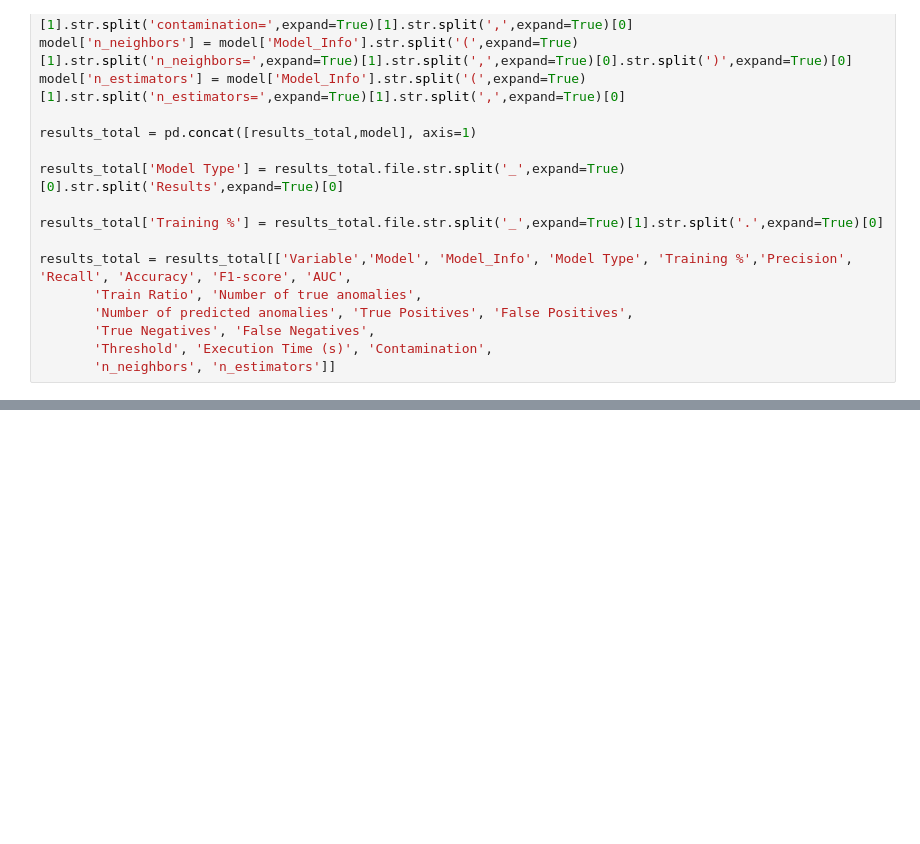
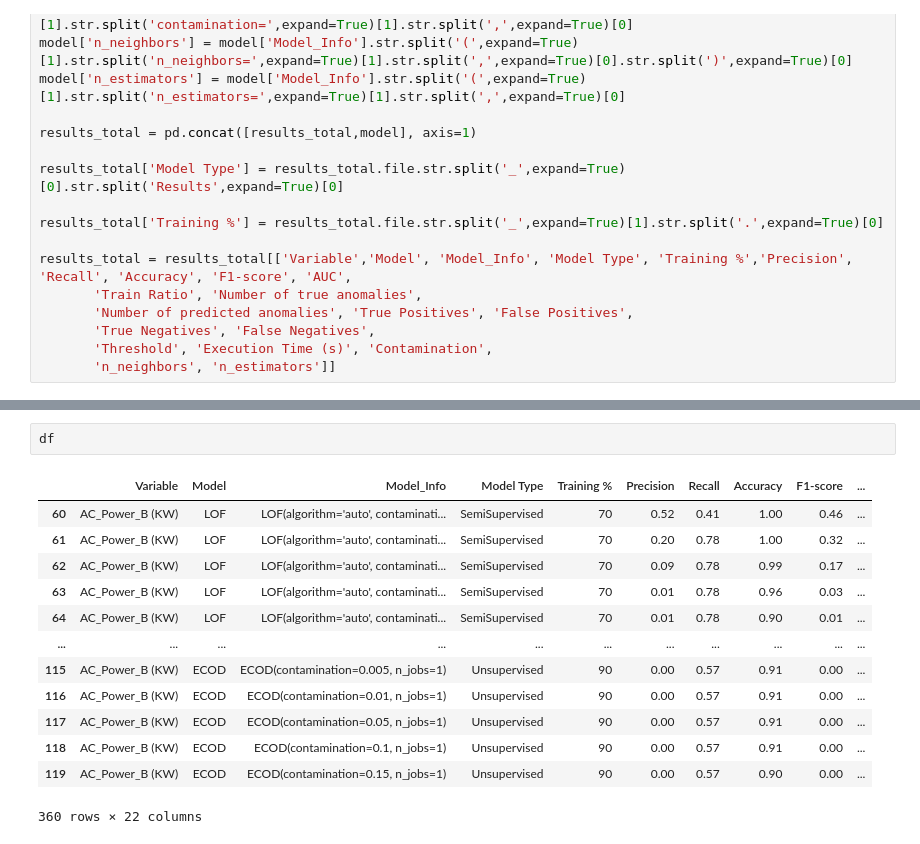
Before and after one commit to luisfernandoagottani/doctorade, a Jupyter notebook: notebooks/loanda/results.ipynb, the cells around one changed output, grey strips where cells are left out. Cells and saved outputs as stored; diff of their text form; blank space fills up the shorter version.

```diff
--- a/notebooks/loanda/results.ipynb
+++ b/notebooks/loanda/results.ipynb
@@ -48,0 +79,16 @@ results_total
+# %%
+df
+# %% [output]
+|  | Variable | Model | Model_Info | Model Type | Training % | Precision | Recall | Accuracy | F1-score | ... |
+| 60 | AC_Power_B (KW) | LOF | LOF(algorithm='auto', contaminati... | SemiSupervised | 70 | 0.52 | 0.41 | 1.00 | 0.46 | ... |
+| 61 | AC_Power_B (KW) | LOF | LOF(algorithm='auto', contaminati... | SemiSupervised | 70 | 0.20 | 0.78 | 1.00 | 0.32 | ... |
+| 62 | AC_Power_B (KW) | LOF | LOF(algorithm='auto', contaminati... | SemiSupervised | 70 | 0.09 | 0.78 | 0.99 | 0.17 | ... |
+| 63 | AC_Power_B (KW) | LOF | LOF(algorithm='auto', contaminati... | SemiSupervised | 70 | 0.01 | 0.78 | 0.96 | 0.03 | ... |
+| 64 | AC_Power_B (KW) | LOF | LOF(algorithm='auto', contaminati... | SemiSupervised | 70 | 0.01 | 0.78 | 0.90 | 0.01 | ... |
+| ... | ... | ... | ... | ... | ... | ... | ... | ... | ... | ... |
+| 115 | AC_Power_B (KW) | ECOD | ECOD(contamination=0.005, n_jobs=1) | Unsupervised | 90 | 0.00 | 0.57 | 0.91 | 0.00 | ... |
+| 116 | AC_Power_B (KW) | ECOD | ECOD(contamination=0.01, n_jobs=1) | Unsupervised | 90 | 0.00 | 0.57 | 0.91 | 0.00 | ... |
+| 117 | AC_Power_B (KW) | ECOD | ECOD(contamination=0.05, n_jobs=1) | Unsupervised | 90 | 0.00 | 0.57 | 0.91 | 0.00 | ... |
+| 118 | AC_Power_B (KW) | ECOD | ECOD(contamination=0.1, n_jobs=1) | Unsupervised | 90 | 0.00 | 0.57 | 0.91 | 0.00 | ... |
+| 119 | AC_Power_B (KW) | ECOD | ECOD(contamination=0.15, n_jobs=1) | Unsupervised | 90 | 0.00 | 0.57 | 0.90 | 0.00 | ... |
+360 rows × 22 columns
```
Also changed, not shown: parts of 7 cells of this notebook, 7 other files.
